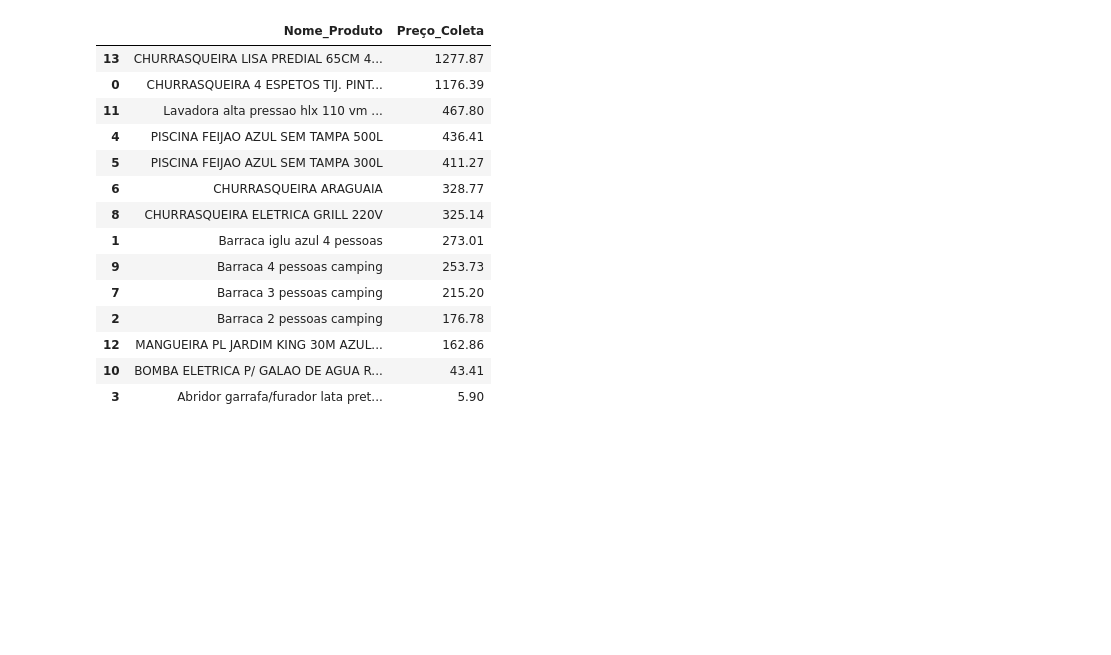
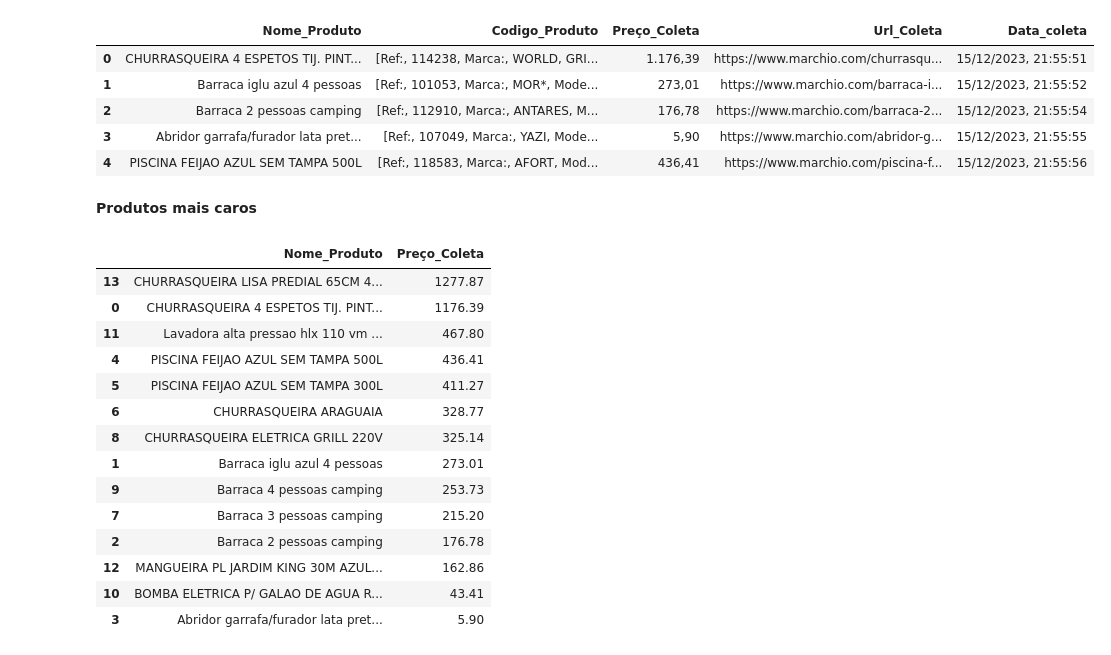
Before and after one commit to hugodevelopment/Web-Scraping, a Jupyter notebook: Desafio_FVG(Ibre).ipynb, the cells around one changed output. Saved outputs shown, nothing was run; the diff lists cells and outputs as text; code cells hidden in the pictures; blank space fills up the shorter version.

```diff
--- a/Desafio_FVG(Ibre).ipynb
+++ b/Desafio_FVG(Ibre).ipynb
@@ -136,5 +166,5 @@ A raspagem levou 18.57 segundos para ser concluída.
 # %%
 import pandas as pd
 
-df =pd.DataFrame.from_dict(dados)
-df
+dados = scraper.dados
+df = pd.DataFrame.from_dict(dados)
@@ -157 +171,12 @@ df
+# %%
+df.head(5)
+# %% [output]
+|  | Nome_Produto | Codigo_Produto | Preço_Coleta | Url_Coleta | Data_coleta |
+| 0 | CHURRASQUEIRA 4 ESPETOS TIJ. PINT... | [Ref:, 114238, Marca:, WORLD, GRI... | 1.176,39 | https://www.marchio.com/churrasqu... | 15/12/2023, 21:55:51 |
+| 1 | Barraca iglu azul 4 pessoas | [Ref:, 101053, Marca:, MOR*, Mode... | 273,01 | https://www.marchio.com/barraca-i... | 15/12/2023, 21:55:52 |
+| 2 | Barraca 2 pessoas camping | [Ref:, 112910, Marca:, ANTARES, M... | 176,78 | https://www.marchio.com/barraca-2... | 15/12/2023, 21:55:54 |
+| 3 | Abridor garrafa/furador lata pret... | [Ref:, 107049, Marca:, YAZI, Mode... | 5,90 | https://www.marchio.com/abridor-g... | 15/12/2023, 21:55:55 |
+| 4 | PISCINA FEIJAO AZUL SEM TAMPA 500L | [Ref:, 118583, Marca:, AFORT, Mod... | 436,41 | https://www.marchio.com/piscina-f... | 15/12/2023, 21:55:56 |
+# %% [markdown]
+**Produtos mais caros**
 # %%
```
Also changed, not shown: parts of 17 cells of this notebook, 1 other file.
